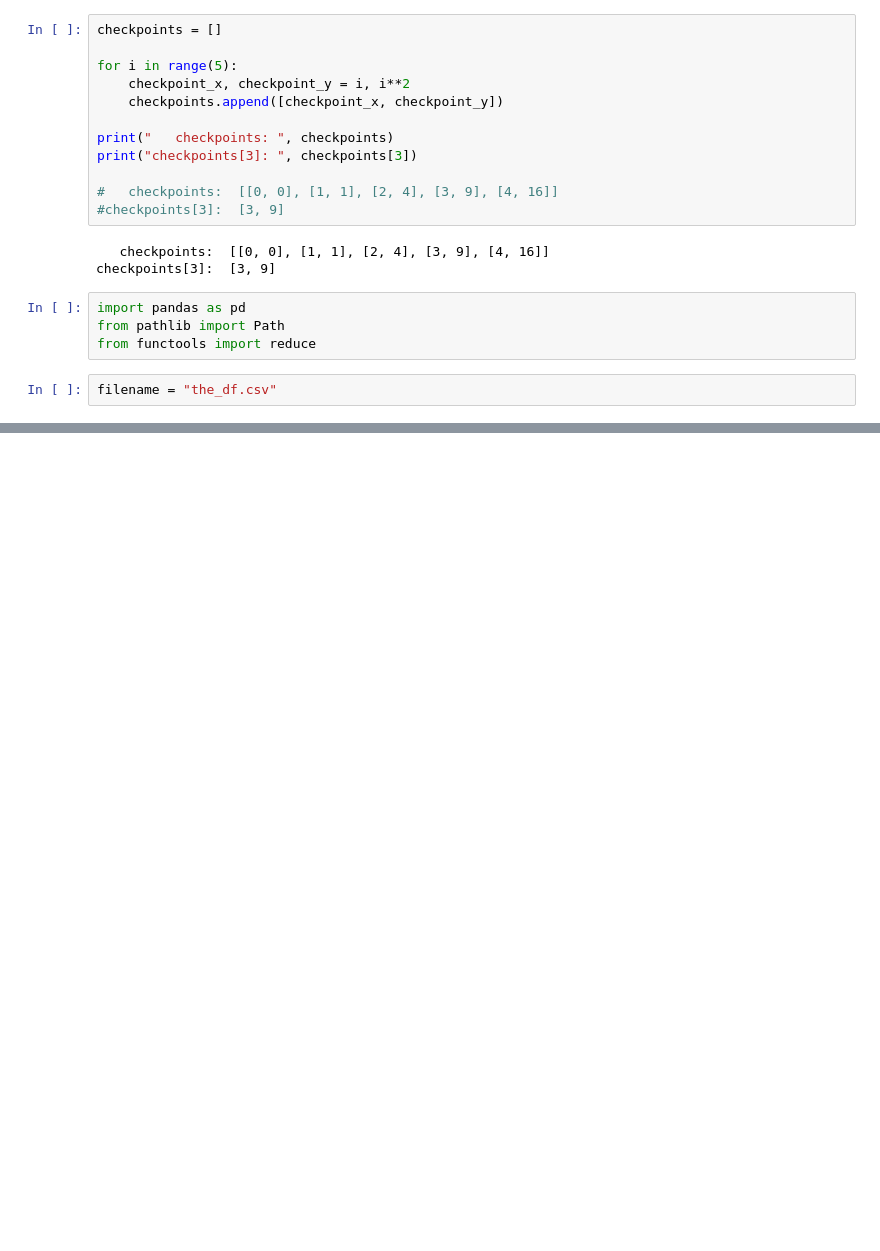
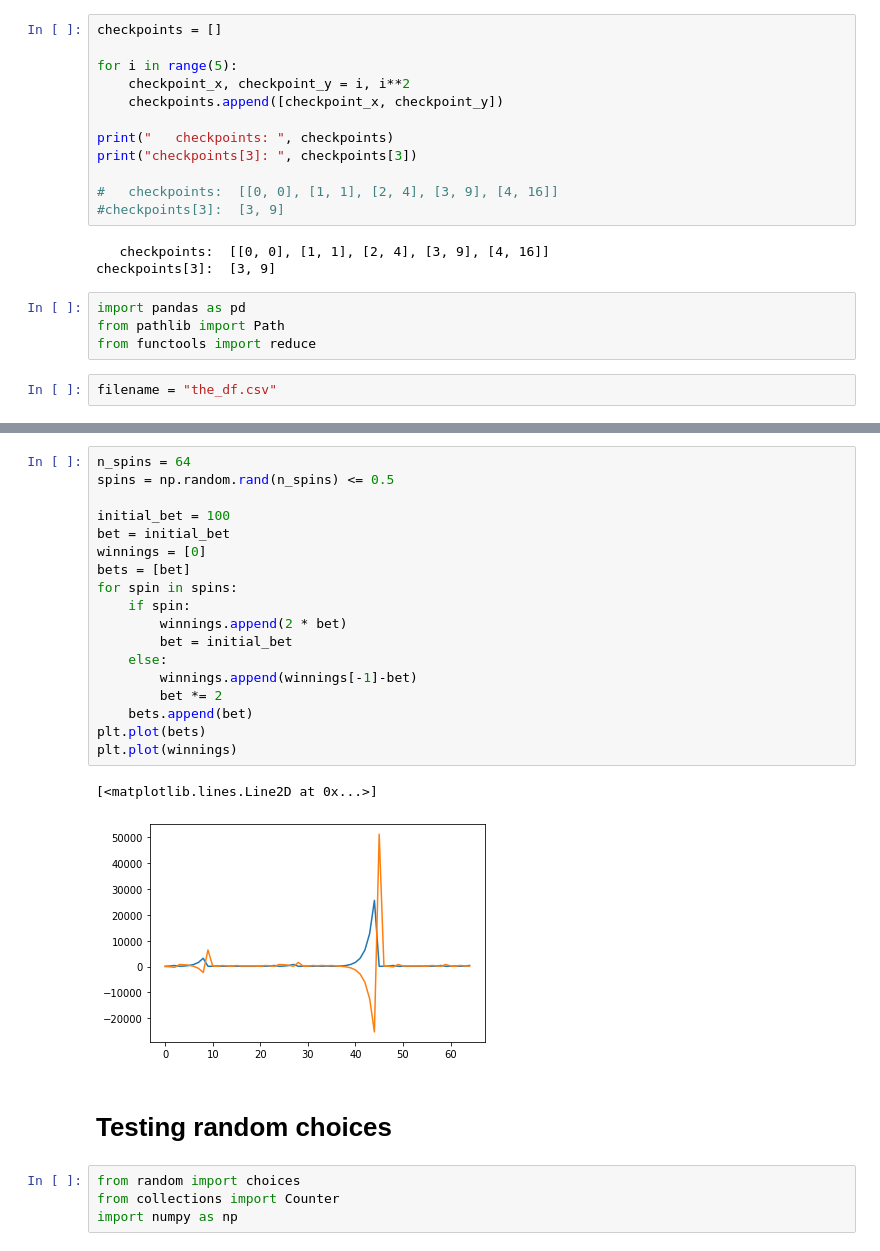
Before and after one commit to sudochris/evolution-evaluation, a Jupyter notebook: function_testing.ipynb, the cells around one changed output, grey strips where cells are left out. Saved outputs shown, nothing was run; the diff lists cells and outputs as text; blank space fills up the shorter version.

```diff
--- a/function_testing.ipynb
+++ b/function_testing.ipynb
@@ -201,0 +224,27 @@ False
+# %%
+n_spins = 64
+spins = np.random.rand(n_spins) <= 0.5
+
+initial_bet = 100
+bet = initial_bet
+winnings = [0]
+bets = [bet]
+for spin in spins:
+    if spin:
+        winnings.append(2 * bet)
+        bet = initial_bet
+    else:
+        winnings.append(winnings[-1]-bet)
+        bet *= 2
+    bets.append(bet)
+plt.plot(bets)
+plt.plot(winnings)
+# %% [output]
+[<matplotlib.lines.Line2D at 0x...>]
+[figure, added]
+# %% [markdown]
+# Testing random choices
+# %%
+from random import choices
+from collections import Counter
+import numpy as np
```
Also changed, not shown: parts of 14 cells of this notebook, 2 other files.
